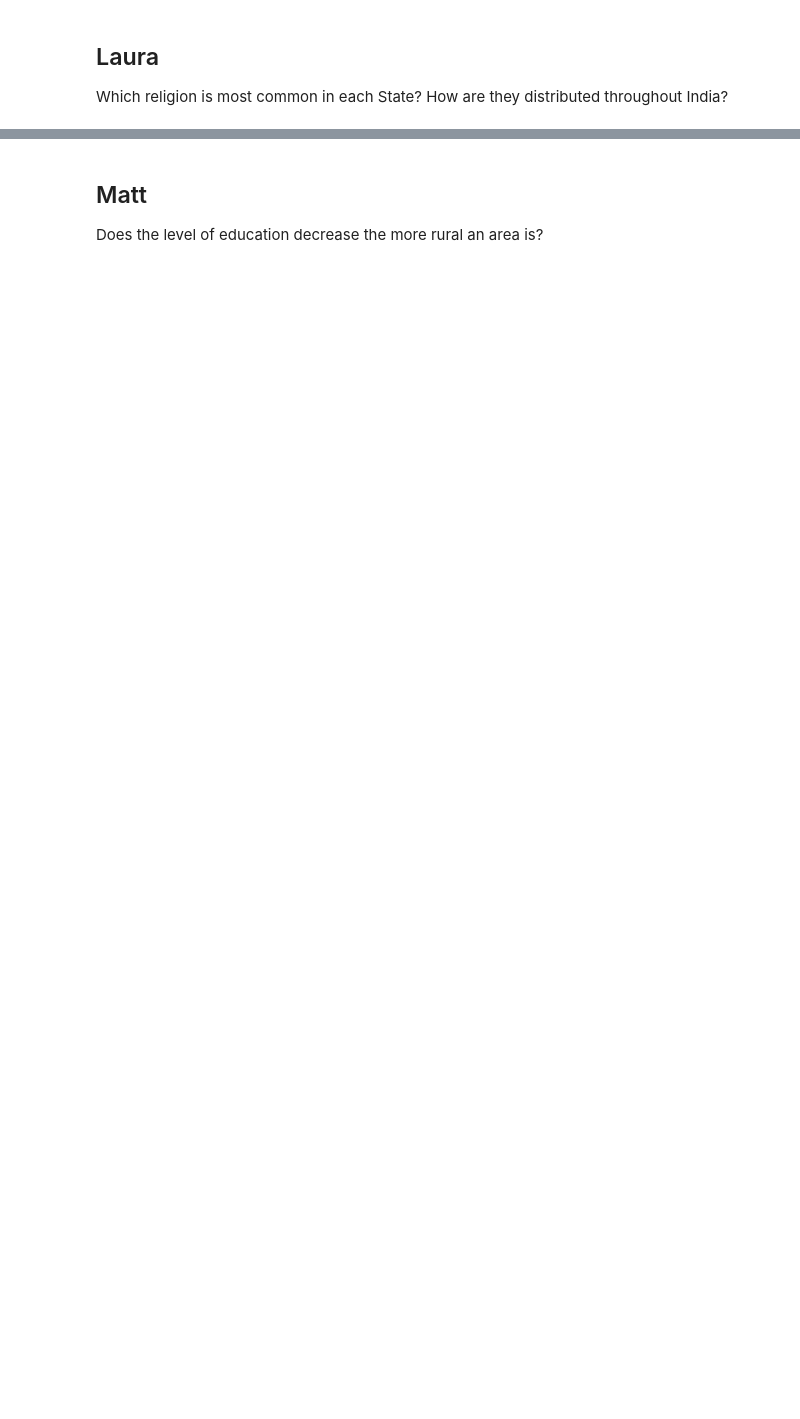
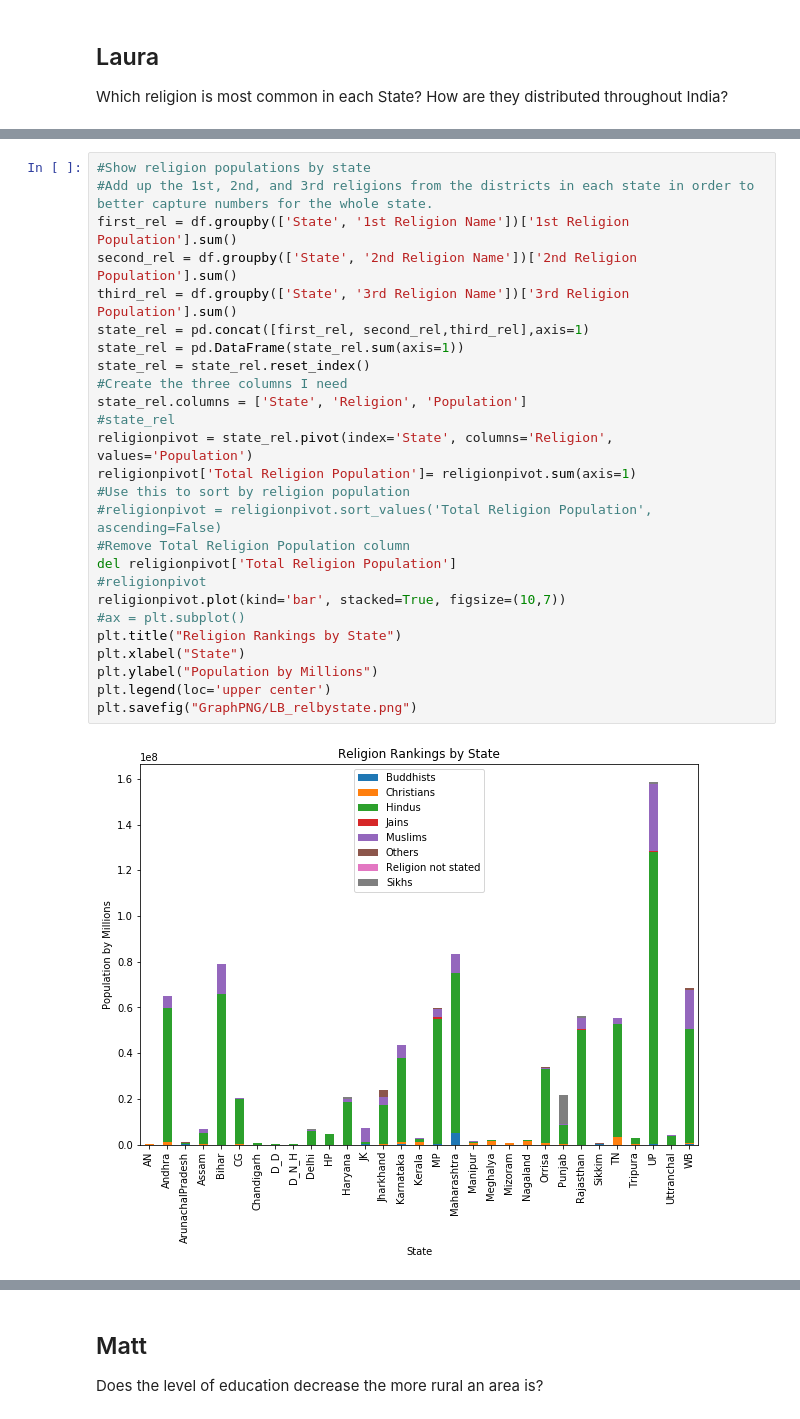
Before and after one commit to bpdamore/ProjectOne, a Jupyter notebook: main_analysis.ipynb, the cells around one changed output, grey strips where cells are left out. Drawn from its saved outputs; the diff is of its cells as text; blank space fills up the shorter version.

```diff
--- a/main_analysis.ipynb
+++ b/main_analysis.ipynb
@@ -217,0 +200,28 @@ plt.show()
+# %%
+#Show religion populations by state
+#Add up the 1st, 2nd, and 3rd religions from the districts in each state in order to better capture numbers for the whole state.
+first_rel = df.groupby(['State', '1st Religion Name'])['1st Religion Population'].sum()
+second_rel = df.groupby(['State', '2nd Religion Name'])['2nd Religion Population'].sum()
+third_rel = df.groupby(['State', '3rd Religion Name'])['3rd Religion Population'].sum()
+state_rel = pd.concat([first_rel, second_rel,third_rel],axis=1)
+state_rel = pd.DataFrame(state_rel.sum(axis=1))
+state_rel = state_rel.reset_index()
+#Create the three columns I need
+state_rel.columns = ['State', 'Religion', 'Population']
+#state_rel
+religionpivot = state_rel.pivot(index='State', columns='Religion', values='Population')
+religionpivot['Total Religion Population']= religionpivot.sum(axis=1)
+#Use this to sort by religion population
+#religionpivot = religionpivot.sort_values('Total Religion Population', ascending=False)
+#Remove Total Religion Population column
+del religionpivot['Total Religion Population']
+#religionpivot
+religionpivot.plot(kind='bar', stacked=True, figsize=(10,7))
+#ax = plt.subplot()
+plt.title("Religion Rankings by State")
+plt.xlabel("State")
+plt.ylabel("Population by Millions")
+plt.legend(loc='upper center')
+plt.savefig("GraphPNG/LB_relbystate.png")
+# %% [output]
+[figure, added]
```
Also changed, not shown: parts of 22 cells of this notebook, 18 other files.
